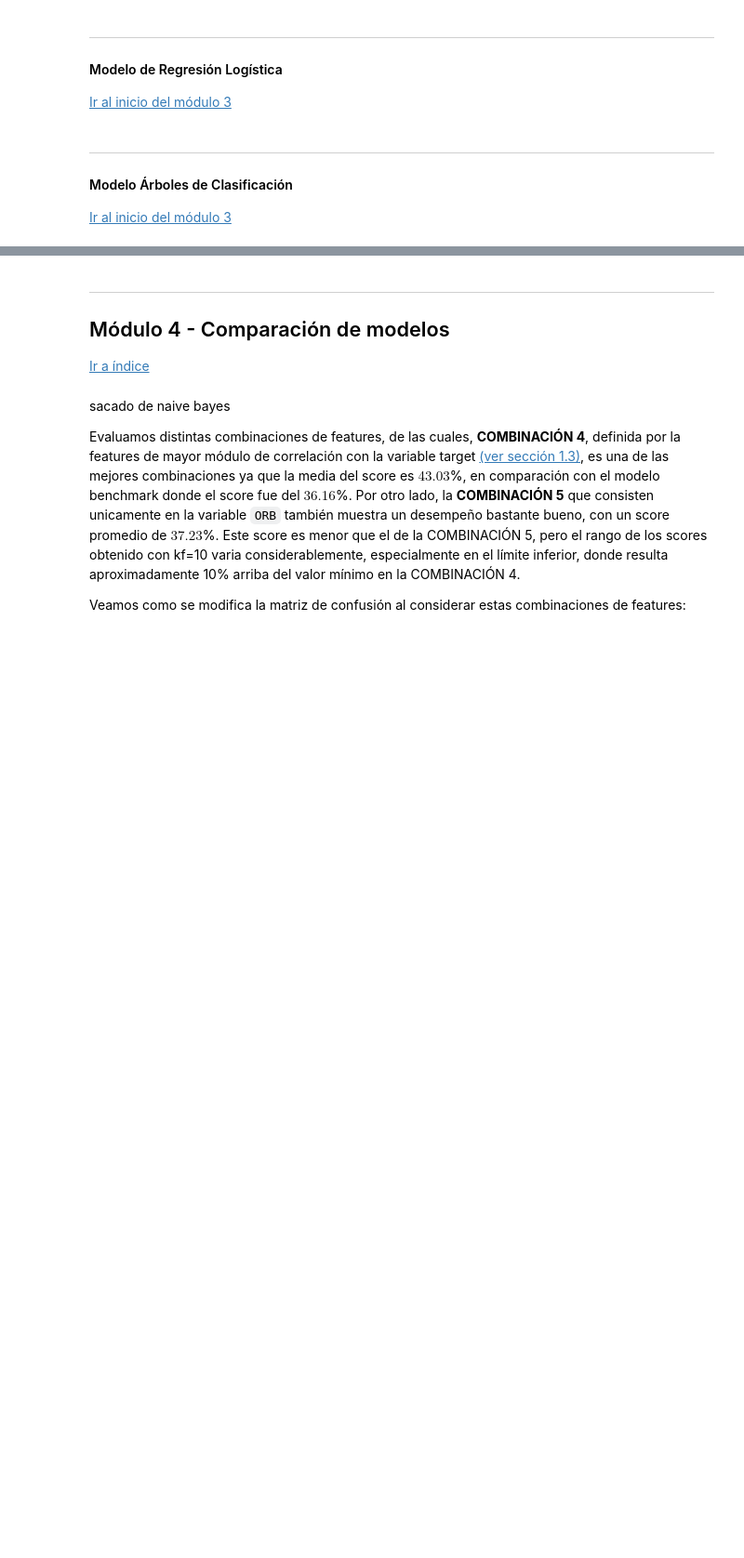
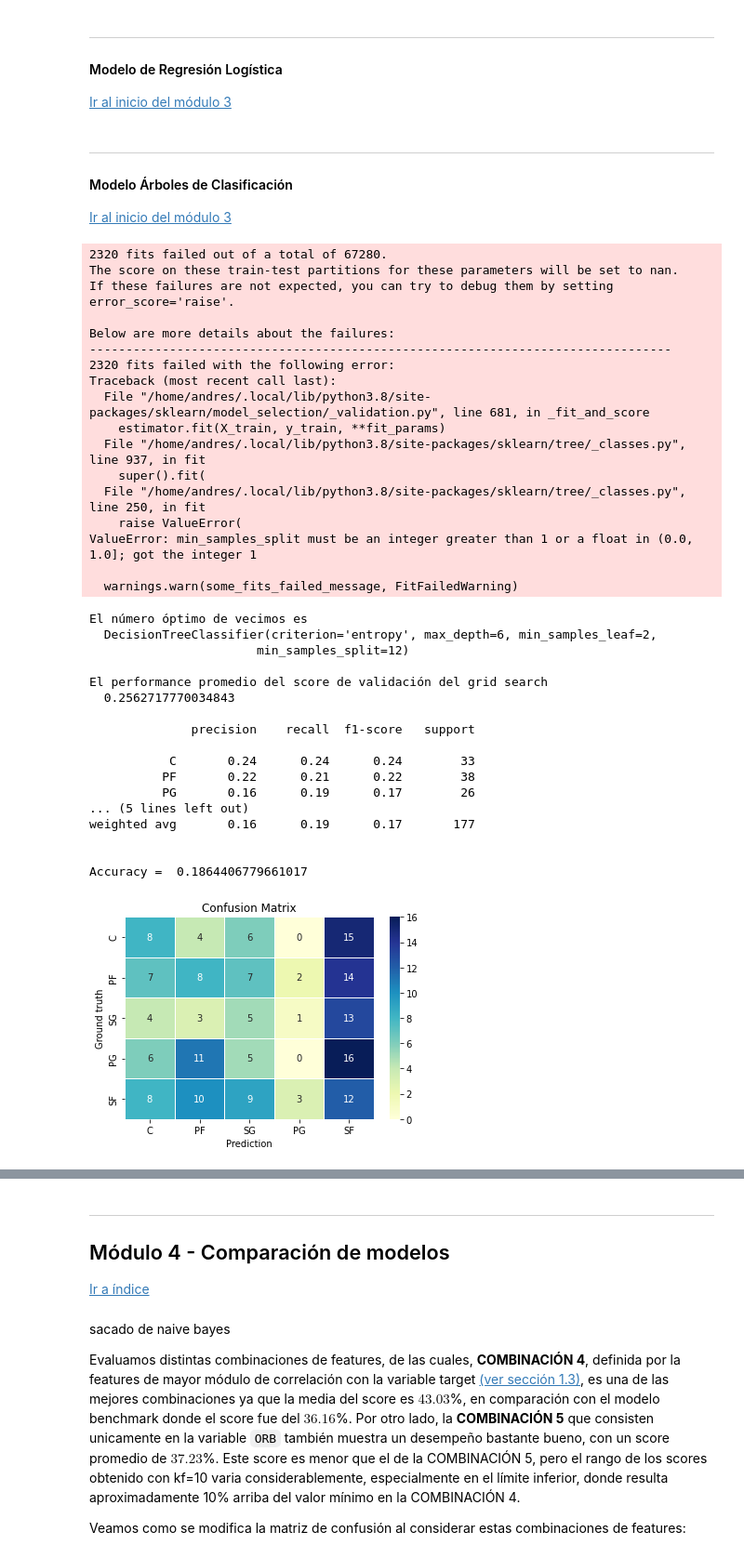
Before and after one commit to AlexandraBinder/Digital-House-Data-Science-TP3, a Jupyter notebook: Desafio_03.ipynb, the cells around one changed output, grey strips where cells are left out. Shown at 93% size. Cells and saved outputs as stored; diff of their text form; code cells hidden in the pictures; blank space fills up the shorter version.

Commit message:
Actualización con modelo de arboles de clasificación

```diff
--- a/Desafio_03.ipynb
+++ b/Desafio_03.ipynb
@@ -639,0 +659,42 @@ Accuracy =  0.1864406779661017
+# %%
+X_test_1_std = scaler.fit_transform(X_test_1)
+X_test_2_std = scaler.fit_transform(X_test_2)
+X_test_3_std = scaler.fit_transform(X_test_3)
+# %%
+grid_cv(X_train_1_std, X_test_1_std, Y_train, Y_test)
+# %% [output]
+2320 fits failed out of a total of 67280.
+The score on these train-test partitions for these parameters will be set to nan.
+If these failures are not expected, you can try to debug them by setting error_score='raise'.
+
+Below are more details about the failures:
+--------------------------------------------------------------------------------
+2320 fits failed with the following error:
+Traceback (most recent call last):
+  File "/home/andres/.local/lib/python3.8/site-packages/sklearn/model_selection/_validation.py", line 681, in _fit_and_score
+    estimator.fit(X_train, y_train, **fit_params)
+  File "/home/andres/.local/lib/python3.8/site-packages/sklearn/tree/_classes.py", line 937, in fit
+    super().fit(
+  File "/home/andres/.local/lib/python3.8/site-packages/sklearn/tree/_classes.py", line 250, in fit
+    raise ValueError(
+ValueError: min_samples_split must be an integer greater than 1 or a float in (0.0, 1.0]; got the integer 1
+
+  warnings.warn(some_fits_failed_message, FitFailedWarning)
+El número óptimo de vecimos es
+  DecisionTreeClassifier(criterion='entropy', max_depth=6, min_samples_leaf=2,
+                       min_samples_split=12)
+
+El performance promedio del score de validación del grid search
+  0.2562717770034843
+
+              precision    recall  f1-score   support
+
+           C       0.24      0.24      0.24        33
+          PF       0.22      0.21      0.22        38
+          PG       0.16      0.19      0.17        26
+... (5 lines left out)
+weighted avg       0.16      0.19      0.17       177
+
+
+Accuracy =  0.1864406779661017
+[figure, added]
```
Also changed, not shown: parts of 4 cells of this notebook.
